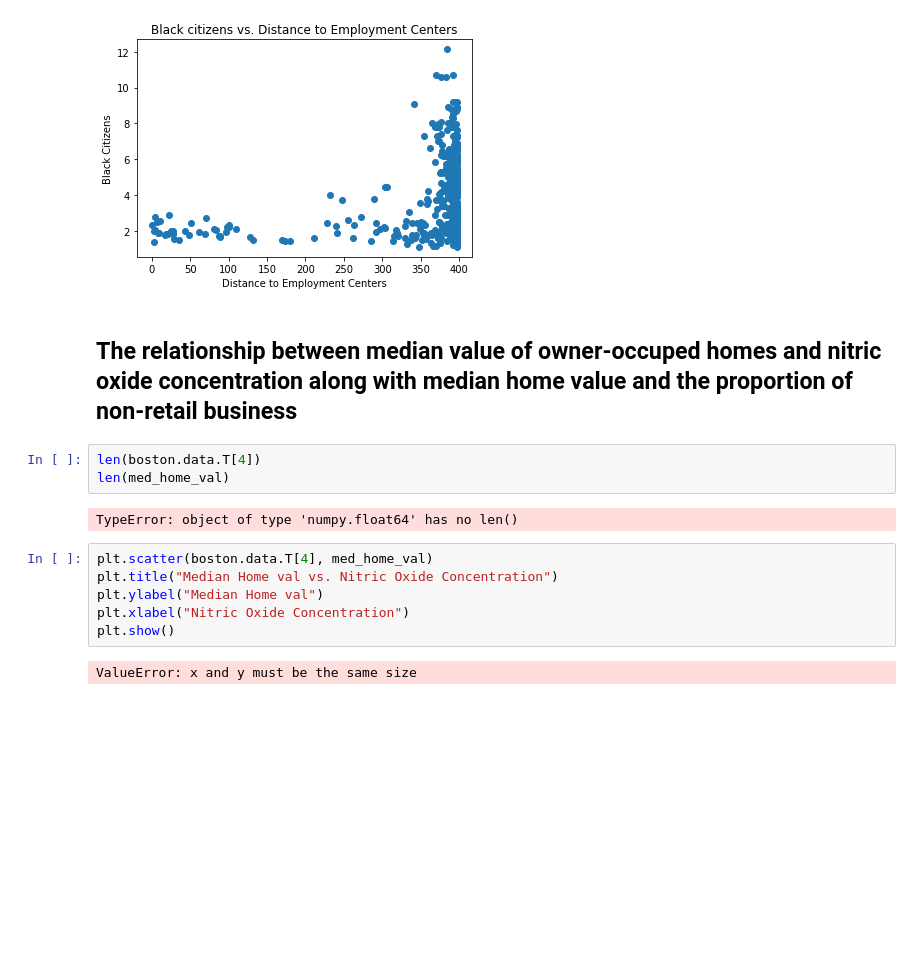
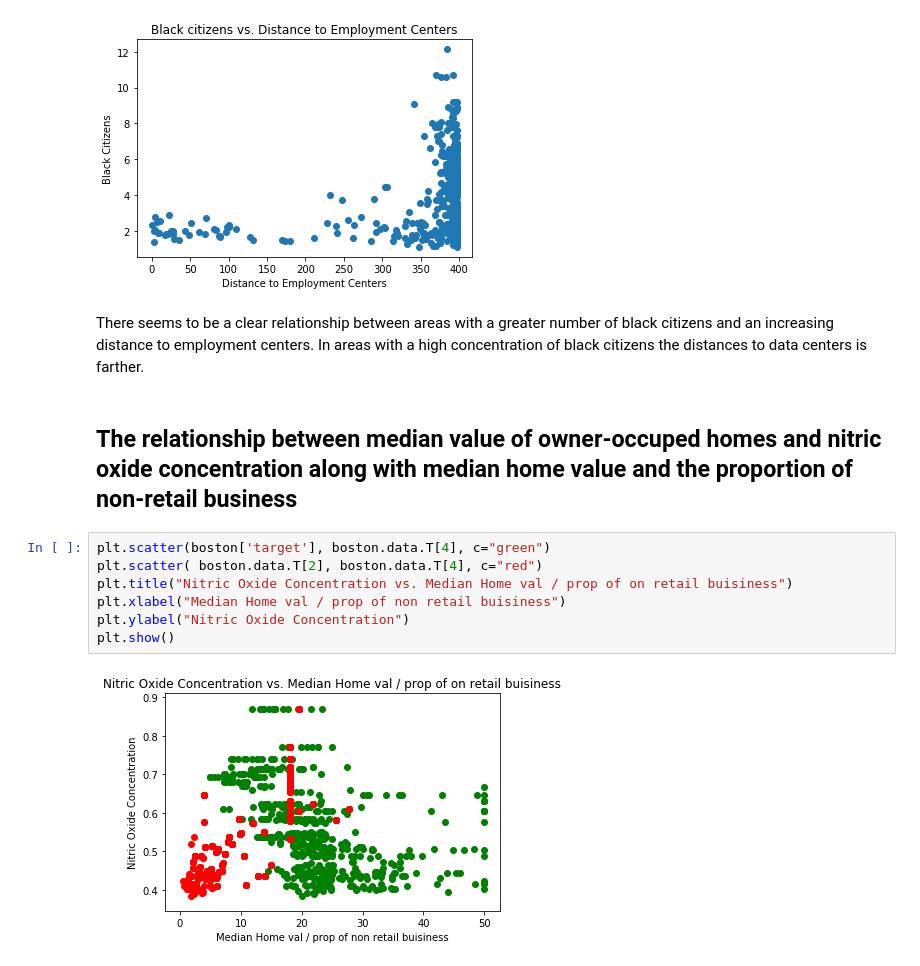
Before and after one commit to ztaylor2/machine-learning, a Jupyter notebook: Analyze a Data Set.ipynb, the cells around one changed output. Cells and saved outputs as stored; diff of their text form; blank space fills up the shorter version.

```diff
--- a/Analyze a Data Set.ipynb
+++ b/Analyze a Data Set.ipynb
@@ -45,18 +47,16 @@ plt.xlabel("Distance to Employment Centers")
 plt.show()
 # %% [output]
 [figure]
+# %% [markdown]
+There seems to be a clear relationship between areas with a greater number of black citizens and an increasing distance to employment centers. In areas with a high concentration of black citizens the distances to data centers is farther.
 # %% [markdown]
 ## The relationship between median value of owner-occuped homes and nitric oxide concentration along with median home value and the proportion of non-retail business
-# %%
-len(boston.data.T[4])
-len(med_home_val)
-# %% [output]
-TypeError: object of type 'numpy.float64' has no len()
 # %%
-plt.scatter(boston.data.T[4], med_home_val)
-plt.title("Median Home val vs. Nitric Oxide Concentration")
-plt.ylabel("Median Home val")
-plt.xlabel("Nitric Oxide Concentration")
+plt.scatter(boston['target'], boston.data.T[4], c="green")
+plt.scatter( boston.data.T[2], boston.data.T[4], c="red")
+plt.title("Nitric Oxide Concentration vs. Median Home val / prop of on retail buisiness")
+plt.xlabel("Median Home val / prop of non retail buisiness")
+plt.ylabel("Nitric Oxide Concentration")
 plt.show()
 # %% [output]
-ValueError: x and y must be the same size
+[figure, added]
```
Also changed, not shown: parts of 6 cells of this notebook.
